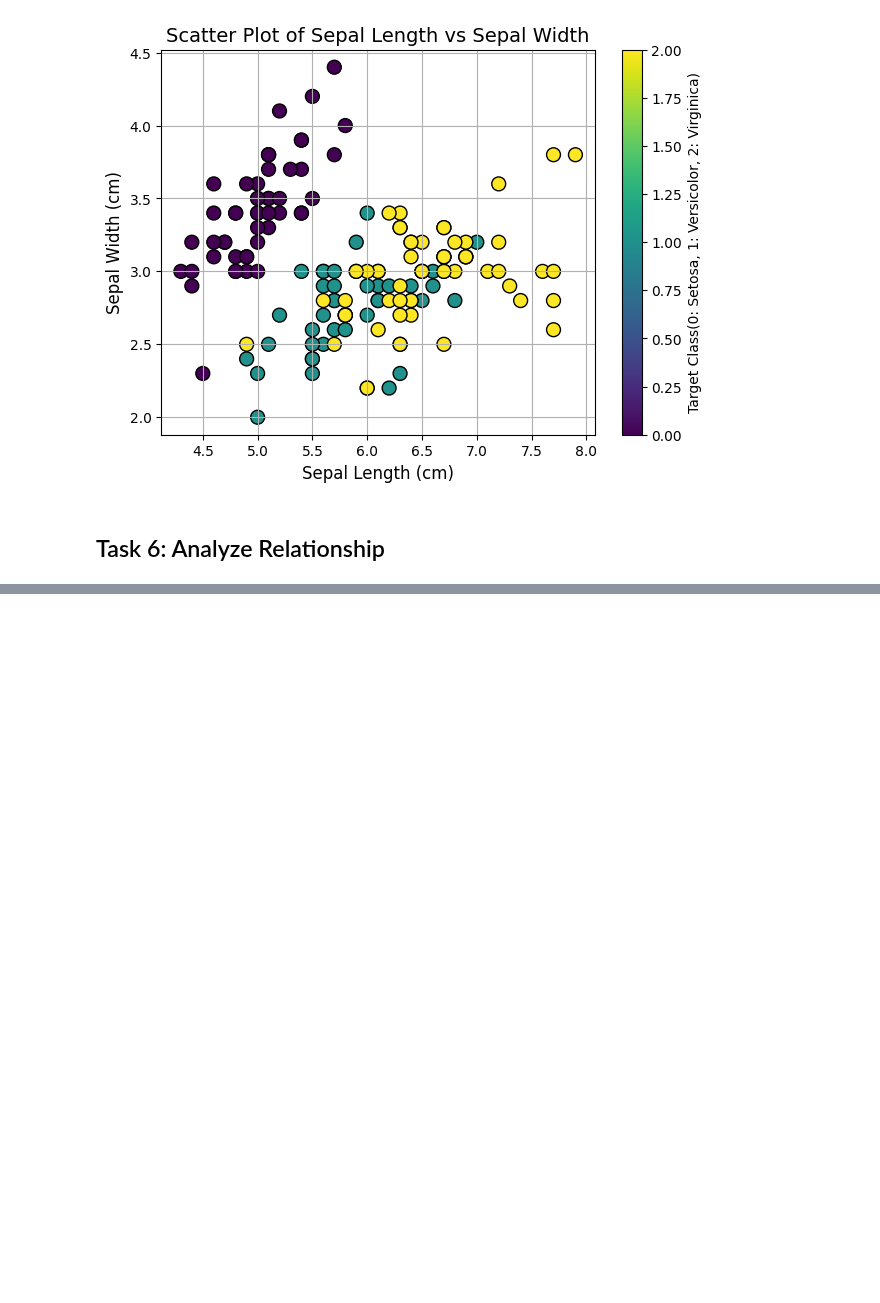
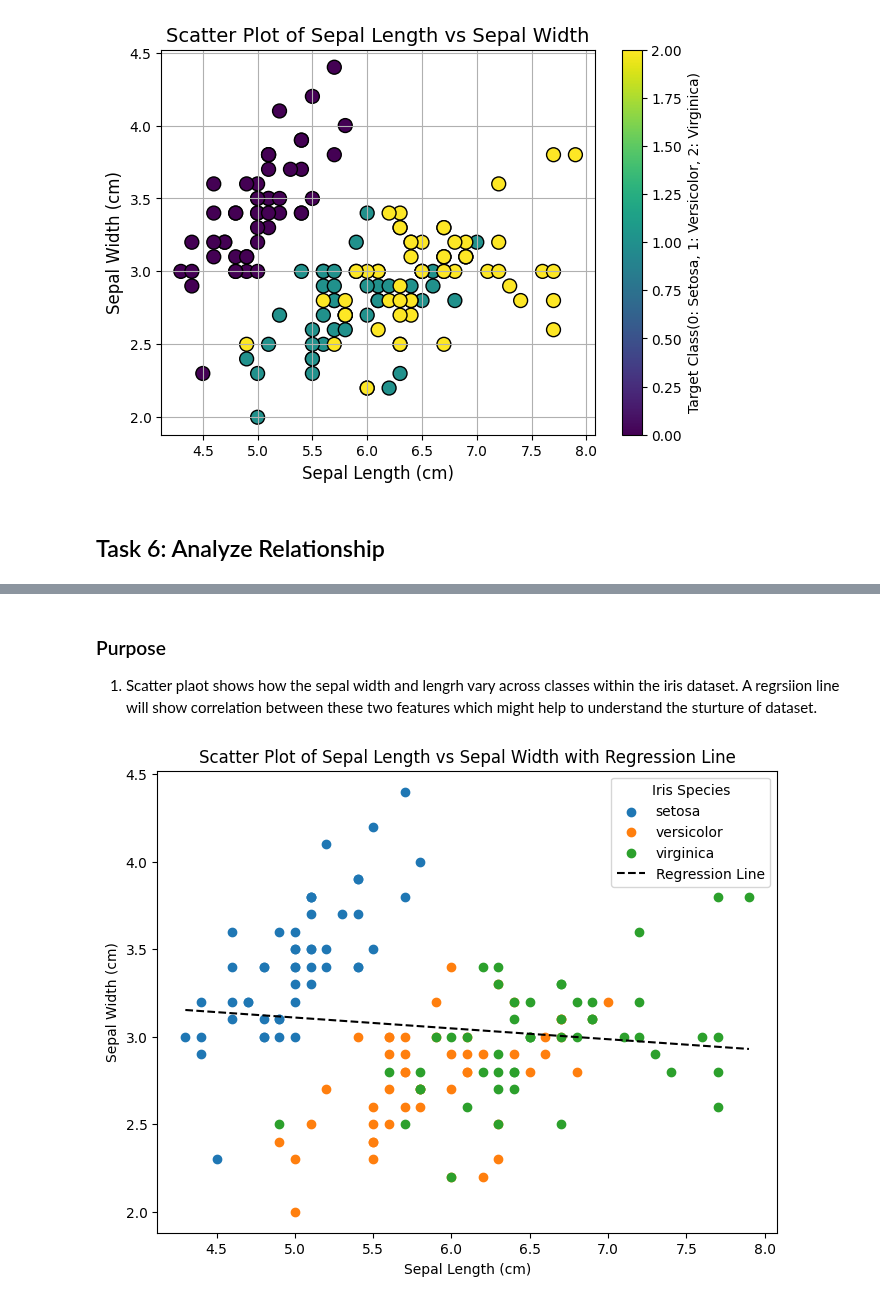
Before and after one commit to Pompi2503/principles-of-data-analyticss, a Jupyter notebook: tasks.ipynb, the cells around one changed output, grey strips where cells are left out. Saved outputs shown, nothing was run; the diff lists cells and outputs as text; code cells hidden in the pictures; blank space fills up the shorter version.

Commit message:
regression

```diff
--- a/tasks.ipynb
+++ b/tasks.ipynb
@@ -298,0 +287,56 @@ plt.show()
+# %% [markdown]
+### Purpose
+1. Scatter plaot shows how the sepal width and lengrh vary across classes within the iris dataset. A regrsiion line will show correlation between these two features which might help to understand the sturture of dataset.
+# %%
+
+#
+import numpy as np
+# import Matplolib for visualisation (https://matplotlib.org/stable/api/pyplot_summary.html)
+import matplotlib.pyplot as plt
+
+# Import load_iris from sklearn.datasets (https://scikit-learn.org/stable/datasets.html)
+# Load the irish dataset using the load irish fuunction (https://archive.ics.uci.edu/ml/datasets/iris), (https://scikit-learn.org/stable/modules/generated/sklearn.datasets.load_iris.html)
+from sklearn.datasets import load_iris
+
+from sklearn.datasets import load_iris
+iris = load_iris()
+X = iris.data
+y = iris.target
+
+# This operation extracts the sepal lenght for every same sample by extracting every row from the first column index 0 (https://www.w3schools.com/python/numpy/numpy_array_slicing.asp)
+sepal_length = X[:, 0]
+# this operation will extract all rows and second column index 1 (https://www.w3schools.com/python/numpy/numpy_array_slicing.asp)
+sepal_width = X[:, 1]
+
+# Create scatter plot for each Iris species
+#  Sets the figure dimensions to 7 inches wide and 5 inches tall (https://matplotlib.org/stable/api/_as_gen/matplotlib.pyplot.figure.html)
+plt.figure(figsize=(8, 6))
+# the loop goes through each classin y and include elements where y == target is true
+for target in set(y):
+# plot scatter graph
+    plt.scatter(sepal_length[y == target],
+                sepal_width[y == target],
+                label=iris.target_names[target])
+
+# Use numpy.polyfit to compute the best-fit line for the entire dataset
+# Degree 1 indicates a linear fit
+coeffs = np.polyfit(sepal_length, sepal_width, 1)
+
+# Create a polynomial function from the computed coefficients
+poly_eqn = np.poly1d(coeffs)
+
+# Generate x values spanning the range of sepal lengths for the regression line
+x_line = np.linspace(sepal_length.min(), sepal_length.max(), 100)
+y_line = poly_eqn(x_line)
+
+# Plot the regression line on top of the scatter plot
+plt.plot(x_line, y_line, color='black', linestyle='--', label='Regression Line')
+
+# Set plot title, labels, and legend
+plt.title("Scatter Plot of Sepal Length vs Sepal Width with Regression Line")
+plt.xlabel("Sepal Length (cm)")
+plt.ylabel("Sepal Width (cm)")
+plt.legend(title="Iris Species")
+plt.show()
+# %% [output]
+[figure, added]
```
Also changed, not shown: parts of 10 cells of this notebook.
